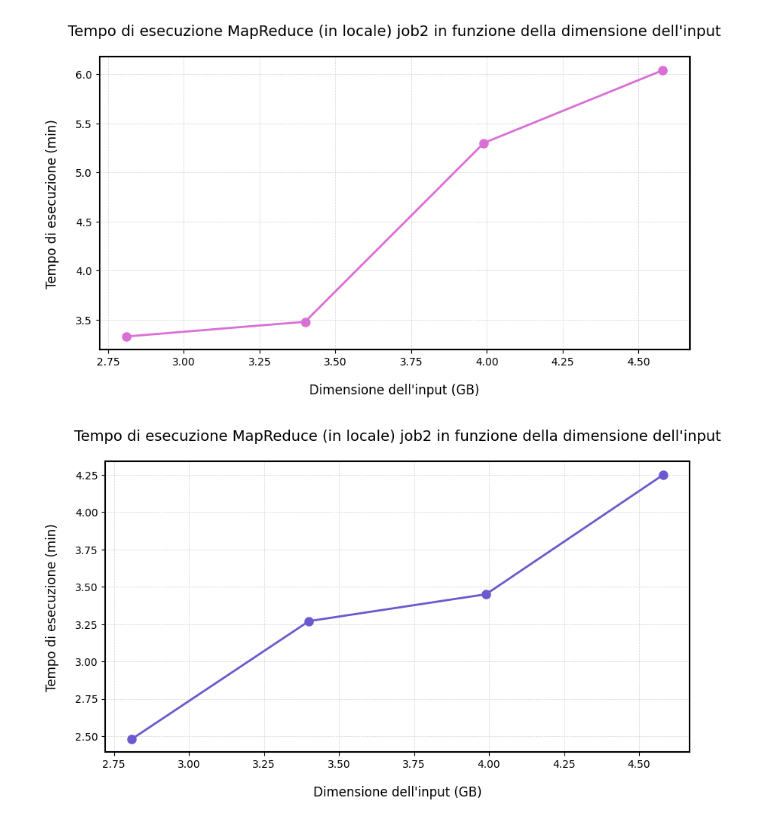
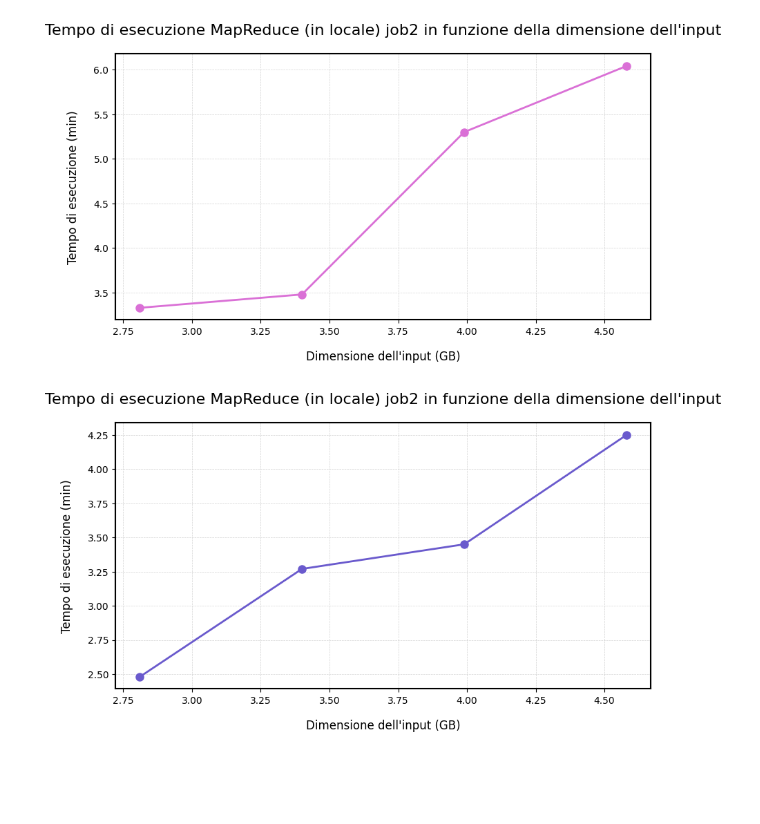
Before and after one commit to elisacatena/BigDataApplications, a Jupyter notebook: execution_times_job2.ipynb, the cells around one changed output. Cells and saved outputs as stored; diff of their text form; code cells hidden in the pictures; blank space fills up the shorter version.

```diff
--- a/execution_times_job2.ipynb
+++ b/execution_times_job2.ipynb
@@ -83,35 +83,35 @@ job_data = [
     {"input_size": 4.58, "execution_time": 6.04},
 ]
 
 # Creare un DataFrame
 df = pd.DataFrame(job_data)
 
 # Creare il grafico
 fig, ax = plt.subplots(figsize=(10, 5), facecolor='white')
 # Impostare lo sfondo interno del grafico come bianco
 ax.set_facecolor('white')
 
 # Personalizzare il grafico
 ax.plot(df['input_size'], df['execution_time'], marker='o', linestyle='-', color='orchid', markersize=8, linewidth=2)
 
 # Aggiungere il bordo nero
 for spine in ax.spines.values():
     spine.set_edgecolor('black')
     spine.set_linewidth(1.5)
 
 # Etichette degli assi
 ax.set_xlabel("Dimensione dell'input (GB)", fontsize=12, labelpad=15)
 ax.set_ylabel("Tempo di esecuzione (min)", fontsize=12, labelpad=15)
 
 # Titolo del grafico
-ax.set_title("Tempo di esecuzione MapReduce (in locale) job2 in funzione della dimensione dell'input", fontsize=14, pad=20)
+ax.set_title("Tempo di esecuzione MapReduce (in locale) job2 in funzione della dimensione dell'input",fontsize=16, pad=20)
 
 # Aggiungere una griglia sottile
 ax.grid(True, linestyle='--', linewidth=0.5, color='lightgray')
 
 plt.show()
 # %% [output]
-[figure, old version]
+[figure, new version]
 # %%
 job_data = [
     {"input_size": 2.81, "execution_time": 2.48},
@@ -141,11 +141,11 @@ ax.set_xlabel("Dimensione dell'input (GB)", fontsize=12, labelpad=15)
 ax.set_ylabel("Tempo di esecuzione (min)", fontsize=12, labelpad=15)
 
 # Titolo del grafico
-ax.set_title("Tempo di esecuzione MapReduce (in locale) job2 in funzione della dimensione dell'input", fontsize=14, pad=20)
+ax.set_title("Tempo di esecuzione MapReduce (in locale) job2 in funzione della dimensione dell'input", fontsize=16, pad=20)
 
 # Aggiungere una griglia sottile
 ax.grid(True, linestyle='--', linewidth=0.5, color='lightgray')
 
 plt.show()
 # %% [output]
-[figure, old version]
+[figure, new version]
```
Also changed, not shown: parts of 2 cells of this notebook.
